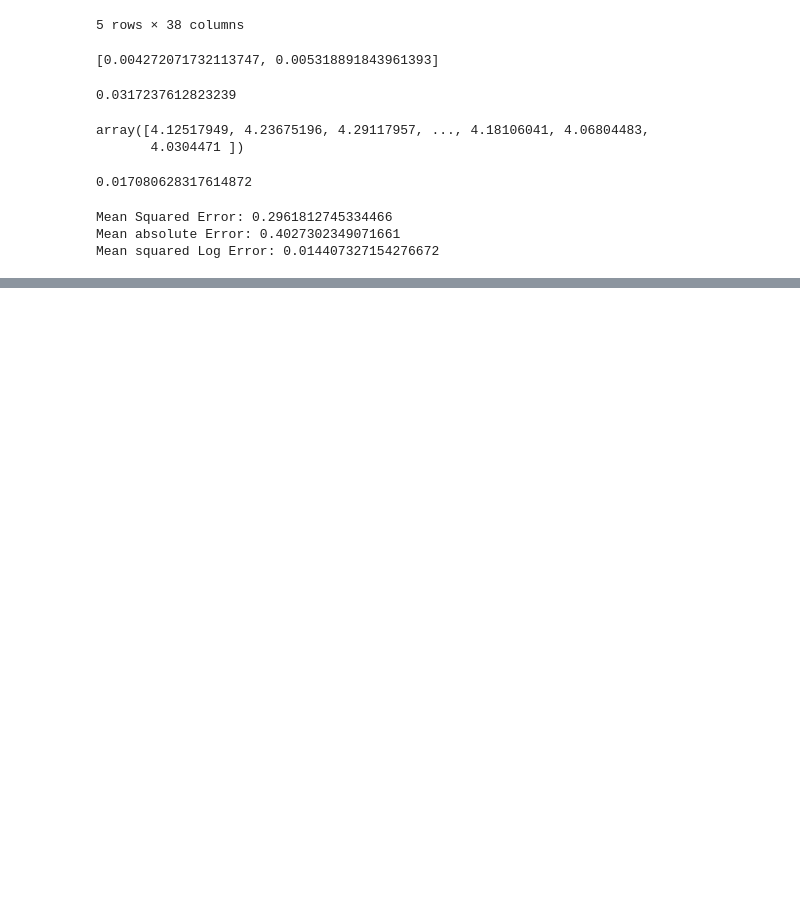
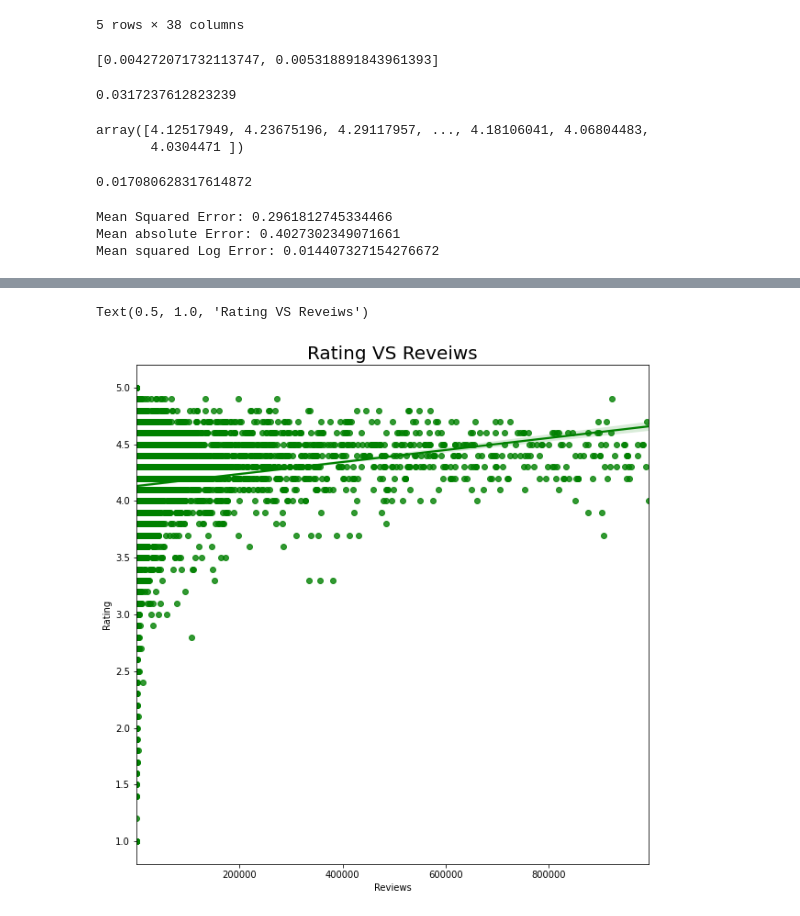
Before and after one commit to Sharat005/GooglePlaystoreAnalysis, a Jupyter notebook: PlaystoreAnalysis.ipynb, the cells around one changed output, grey strips where cells are left out. Saved outputs shown, nothing was run; the diff lists cells and outputs as text; code cells hidden in the pictures; blank space fills up the shorter version.

```diff
--- a/PlaystoreAnalysis.ipynb
+++ b/PlaystoreAnalysis.ipynb
@@ -483,0 +508,9 @@ Mean squared Log Error: 0.014407327154276672
+# %%
+#Rating vs Reviews
+
+plt.figure(figsize = (10,10))
+sns.regplot(x="Reviews", y="Rating", color = 'green',data=data[data['Reviews']<1000000]);
+plt.title('Rating VS Reveiws',size = 20)
+# %% [output]
+Text(0.5, 1.0, 'Rating VS Reveiws')
+[figure, added]
```
Also changed, not shown: parts of 3 cells of this notebook.
